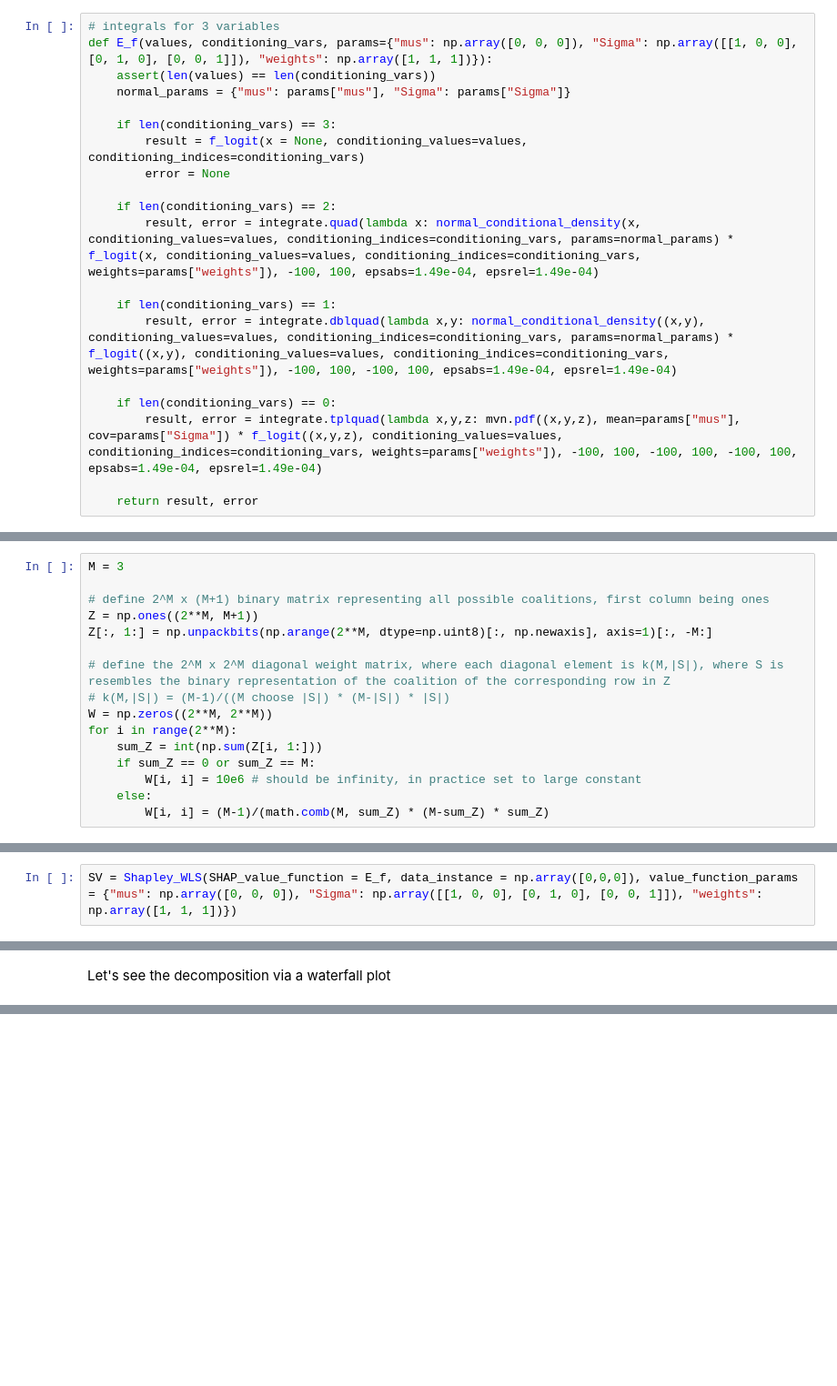
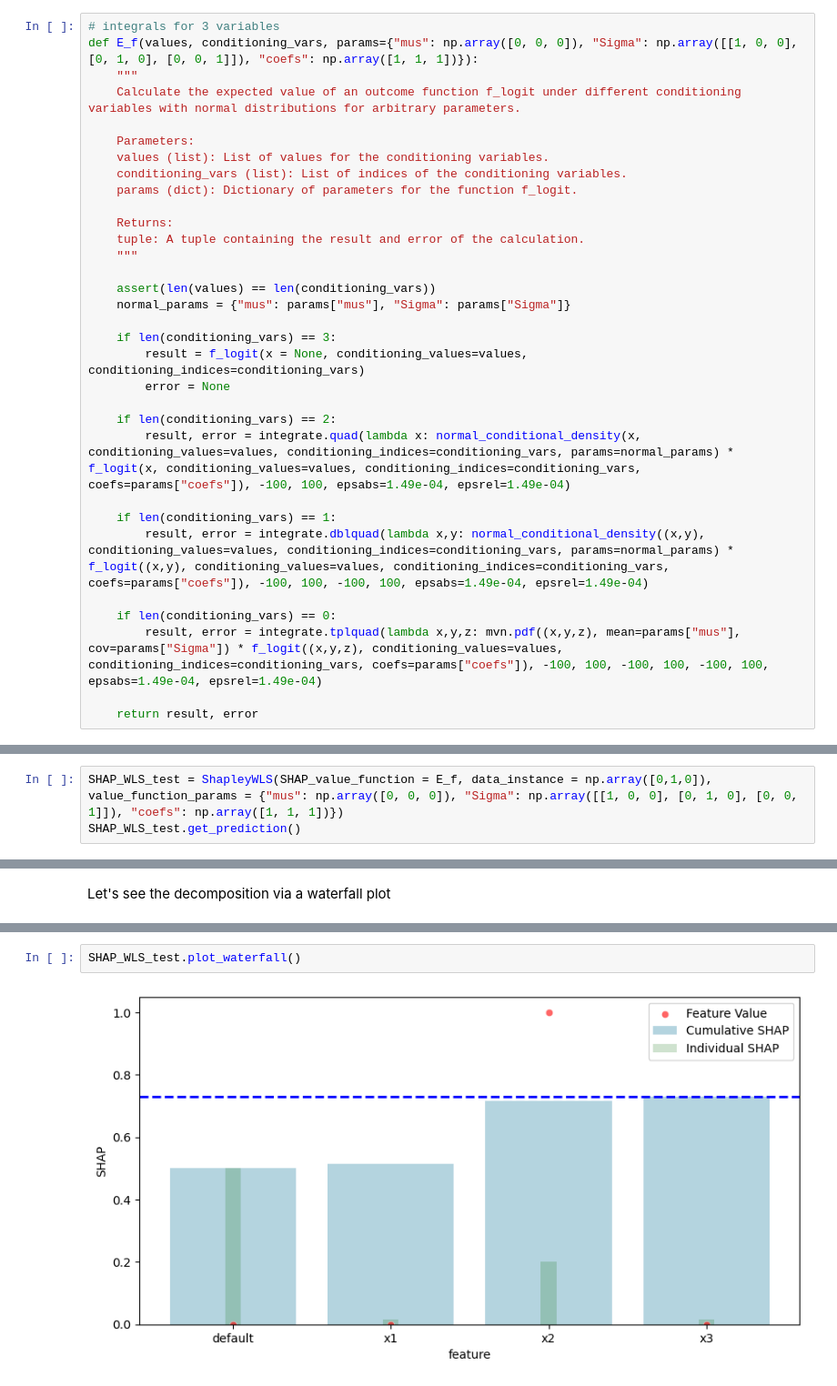
Before and after one commit to lasse-meixner/causal_trees, a Jupyter notebook: exact_SHAP.ipynb, the cells around one changed output, grey strips where cells are left out. Shown at 91% size. Drawn from its saved outputs; the diff is of its cells as text; blank space fills up the shorter version.

```diff
--- a/exact_SHAP.ipynb
+++ b/exact_SHAP.ipynb
@@ -94,7 +97,19 @@ def f_logit(x, conditioning_values, conditioning_indices, weights = np.array([1,
     return np.sum(np.exp(summand)/(1 + np.exp(summand))) # sum to return scalar
 # %%
 # integrals for 3 variables
-def E_f(values, conditioning_vars, params={"mus": np.array([0, 0, 0]), "Sigma": np.array([[1, 0, 0], [0, 1, 0], [0, 0, 1]]), "weights": np.array([1, 1, 1])}):
+def E_f(values, conditioning_vars, params={"mus": np.array([0, 0, 0]), "Sigma": np.array([[1, 0, 0], [0, 1, 0], [0, 0, 1]]), "coefs": np.array([1, 1, 1])}):
+    """
+    Calculate the expected value of an outcome function f_logit under different conditioning variables with normal distributions for arbitrary parameters.
+
+    Parameters:
+    values (list): List of values for the conditioning variables.
+    conditioning_vars (list): List of indices of the conditioning variables.
+    params (dict): Dictionary of parameters for the function f_logit.
+
+    Returns:
+    tuple: A tuple containing the result and error of the calculation.
+    """
+
     assert(len(values) == len(conditioning_vars))
     normal_params = {"mus": params["mus"], "Sigma": params["Sigma"]}
 
@@ -103,13 +118,13 @@ def E_f(values, conditioning_vars, params={"mus": np.array([0, 0, 0]), "Sigma":
         error = None
 
     if len(conditioning_vars) == 2:
-        result, error = integrate.quad(lambda x: normal_conditional_density(x, conditioning_values=values, conditioning_indices=conditioning_vars, params=normal_params) * f_logit(x, conditioning_values=values, conditioning_indices=conditioning_vars, weights=params["weights"]), -100, 100, epsabs=1.49e-04, epsrel=1.49e-04)
+        result, error = integrate.quad(lambda x: normal_conditional_density(x, conditioning_values=values, conditioning_indices=conditioning_vars, params=normal_params) * f_logit(x, conditioning_values=values, conditioning_indices=conditioning_vars, coefs=params["coefs"]), -100, 100, epsabs=1.49e-04, epsrel=1.49e-04)
 
     if len(conditioning_vars) == 1:
-        result, error = integrate.dblquad(lambda x,y: normal_conditional_density((x,y), conditioning_values=values, conditioning_indices=conditioning_vars, params=normal_params) * f_logit((x,y), conditioning_values=values, conditioning_indices=conditioning_vars, weights=params["weights"]), -100, 100, -100, 100, epsabs=1.49e-04, epsrel=1.49e-04)
+        result, error = integrate.dblquad(lambda x,y: normal_conditional_density((x,y), conditioning_values=values, conditioning_indices=conditioning_vars, params=normal_params) * f_logit((x,y), conditioning_values=values, conditioning_indices=conditioning_vars, coefs=params["coefs"]), -100, 100, -100, 100, epsabs=1.49e-04, epsrel=1.49e-04)
 
     if len(conditioning_vars) == 0:
-        result, error = integrate.tplquad(lambda x,y,z: mvn.pdf((x,y,z), mean=params["mus"], cov=params["Sigma"]) * f_logit((x,y,z), conditioning_values=values, conditioning_indices=conditioning_vars, weights=params["weights"]), -100, 100, -100, 100, -100, 100, epsabs=1.49e-04, epsrel=1.49e-04)
+        result, error = integrate.tplquad(lambda x,y,z: mvn.pdf((x,y,z), mean=params["mus"], cov=params["Sigma"]) * f_logit((x,y,z), conditioning_values=values, conditioning_indices=conditioning_vars, coefs=params["coefs"]), -100, 100, -100, 100, -100, 100, epsabs=1.49e-04, epsrel=1.49e-04)
 
     return result, error
 # %% [markdown]
@@ -205,16 +203,0 @@ array([[1., 0., 0., 0.],
-# %%
-M = 3
-
-# define 2^M x (M+1) binary matrix representing all possible coalitions, first column being ones
-Z = np.ones((2**M, M+1))
-Z[:, 1:] = np.unpackbits(np.arange(2**M, dtype=np.uint8)[:, np.newaxis], axis=1)[:, -M:]
-
-# define the 2^M x 2^M diagonal weight matrix, where each diagonal element is k(M,|S|), where S is resembles the binary representation of the coalition of the corresponding row in Z
-# k(M,|S|) = (M-1)/((M choose |S|) * (M-|S|) * |S|)
-W = np.zeros((2**M, 2**M))
-for i in range(2**M):
-    sum_Z = int(np.sum(Z[i, 1:]))
-    if sum_Z == 0 or sum_Z == M:
-        W[i, i] = 10e6 # should be infinity, in practice set to large constant
-    else:
-        W[i, i] = (M-1)/(math.comb(M, sum_Z) * (M-sum_Z) * sum_Z)
@@ -293,5 +280,6 @@ def Shapley_WLS(SHAP_value_function, data_instance, value_function_params):
 # %% [markdown]
 Let's try if this works in the logit for a (0,0,0) instance: all instances are equal to their individual expectation, so the default shap value $\phi(\emptyset) = 0.5$ and the other are all zero...
 # %%
-SV = Shapley_WLS(SHAP_value_function = E_f, data_instance = np.array([0,0,0]), value_function_params = {"mus": np.array([0, 0, 0]), "Sigma": np.array([[1, 0, 0], [0, 1, 0], [0, 0, 1]]), "weights": np.array([1, 1, 1])})
+SHAP_WLS_test = ShapleyWLS(SHAP_value_function = E_f, data_instance = np.array([0,1,0]), value_function_params = {"mus": np.array([0, 0, 0]), "Sigma": np.array([[1, 0, 0], [0, 1, 0], [0, 0, 1]]), "coefs": np.array([1, 1, 1])})
+SHAP_WLS_test.get_prediction()
 # %% [output]
@@ -340,0 +307,4 @@ plt.show()
+# %%
+SHAP_WLS_test.plot_waterfall()
+# %% [output]
+[figure, added]
```
Also changed, not shown: parts of 20 cells of this notebook.
